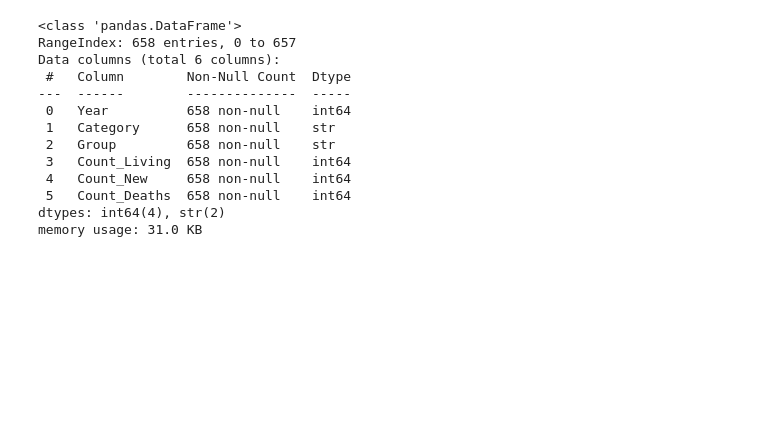
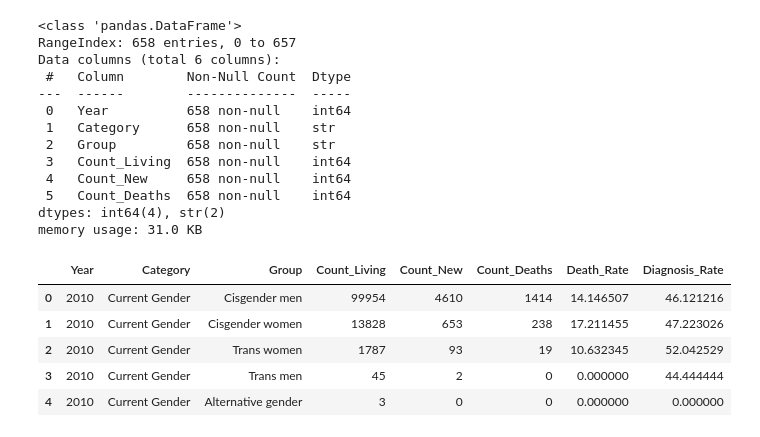
Before and after one commit to gaayathrimathuria/DS2023-Project2-HIVAIDS, a Jupyter notebook: Project2.ipynb, the cells around one changed output. Saved outputs shown, nothing was run; the diff lists cells and outputs as text; code cells hidden in the pictures; blank space fills up the shorter version.

```diff
--- a/Project2.ipynb
+++ b/Project2.ipynb
@@ -44,3 +46,15 @@ Data columns (total 6 columns):
  5   Count_Deaths  658 non-null    int64
 dtypes: int64(4), str(2)
 memory usage: 31.0 KB
+# %%
+#rates per 1,000 people living with HIV, so groups of different sizes can be compared
+combined['Death_Rate'] = combined.Count_Deaths / combined.Count_Living * 1000
+combined['Diagnosis_Rate'] = combined.Count_New / combined.Count_Living * 1000
+combined.head()
+# %% [output]
+|  | Year | Category | Group | Count_Living | Count_New | Count_Deaths | Death_Rate | Diagnosis_Rate |
+| 0 | 2010 | Current Gender | Cisgender men | 99954 | 4610 | 1414 | 14.146507 | 46.121216 |
+| 1 | 2010 | Current Gender | Cisgender women | 13828 | 653 | 238 | 17.211455 | 47.223026 |
+| 2 | 2010 | Current Gender | Trans women | 1787 | 93 | 19 | 10.632345 | 52.042529 |
+| 3 | 2010 | Current Gender | Trans men | 45 | 2 | 0 | 0.000000 | 44.444444 |
+| 4 | 2010 | Current Gender | Alternative gender | 3 | 0 | 0 | 0.000000 | 0.000000 |
```
Also changed, not shown: parts of 3 cells of this notebook.
